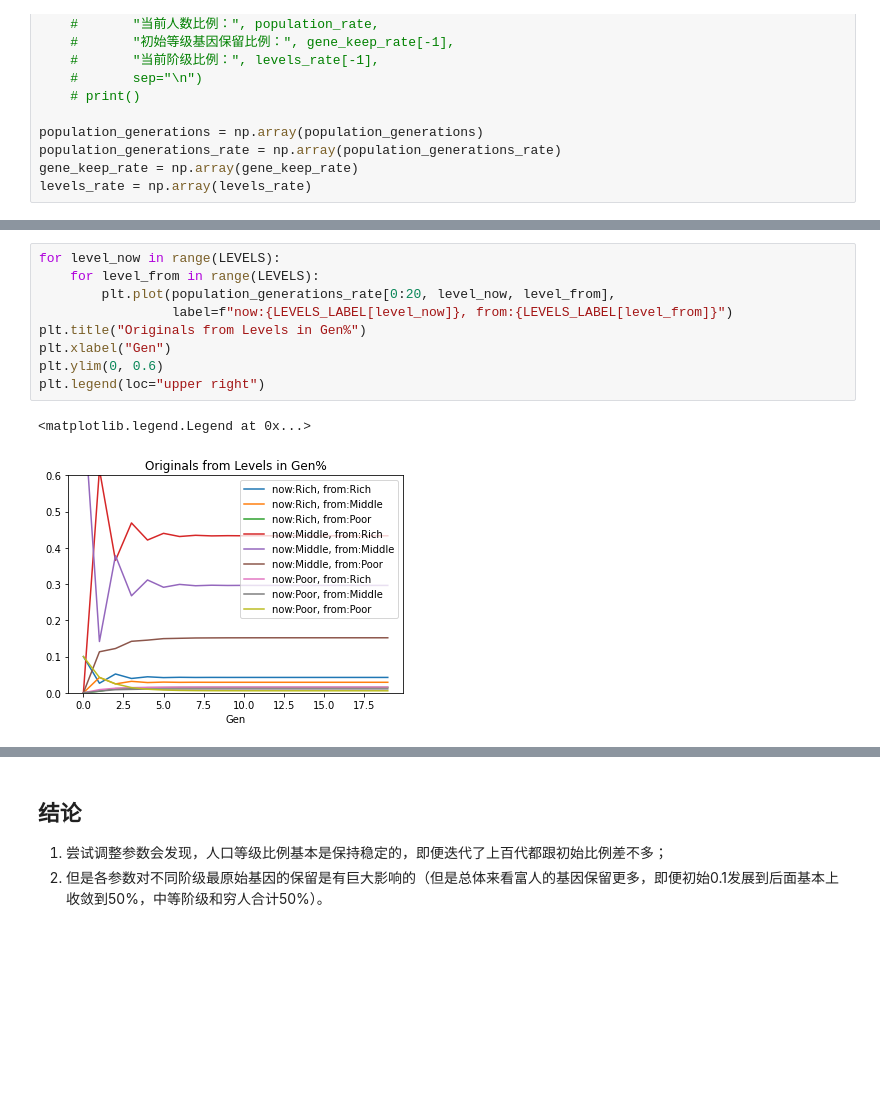
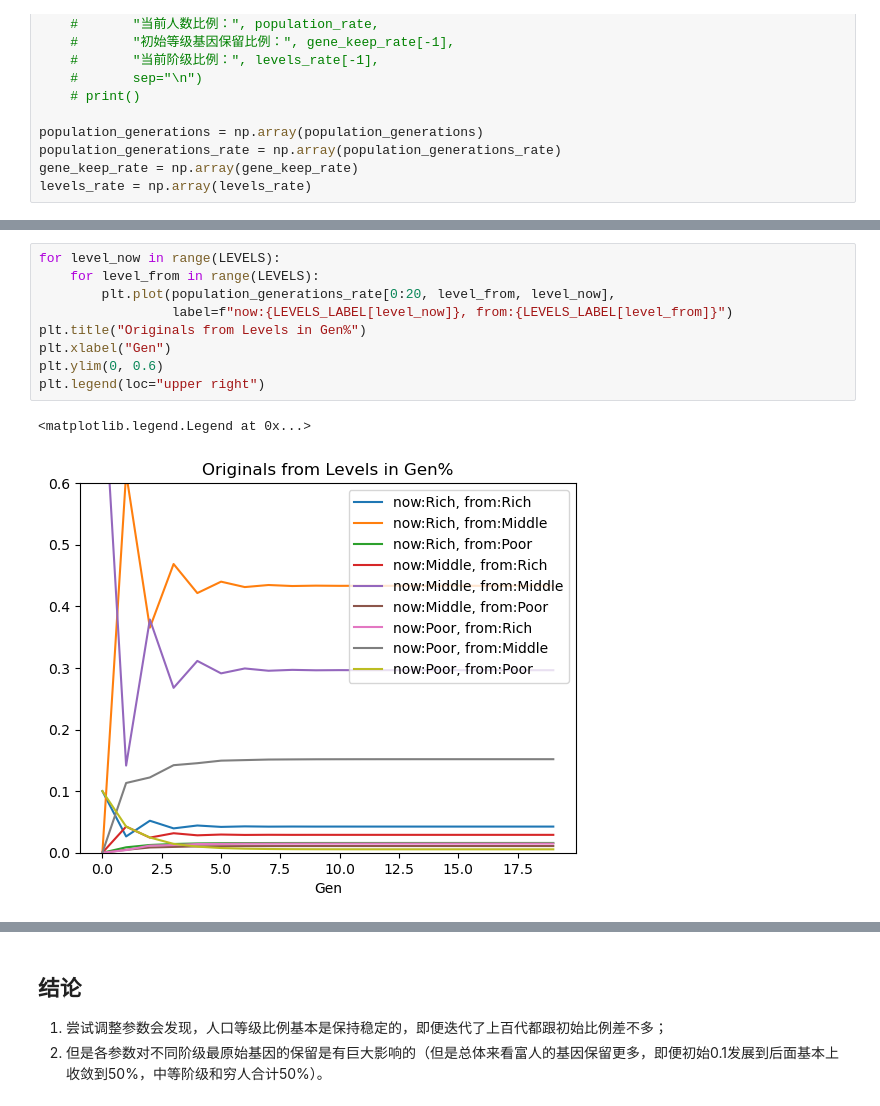
Before and after one commit to SalHe/gene-society, a Jupyter notebook: society.ipynb, the cells around one changed output, grey strips where cells are left out. Drawn from its saved outputs; the diff is of its cells as text; blank space fills up the shorter version.

```diff
--- a/society.ipynb
+++ b/society.ipynb
@@ -161,15 +161,15 @@ plt.legend(loc="upper right")
 # %%
 for level_now in range(LEVELS):
     for level_from in range(LEVELS):
-        plt.plot(population_generations_rate[0:20, level_now, level_from],
+        plt.plot(population_generations_rate[0:20, level_from, level_now],
                  label=f"now:{LEVELS_LABEL[level_now]}, from:{LEVELS_LABEL[level_from]}")
 plt.title("Originals from Levels in Gen%")
 plt.xlabel("Gen")
 plt.ylim(0, 0.6)
 plt.legend(loc="upper right")
 # %% [output]
 <matplotlib.legend.Legend at 0x...>
-[figure, old version]
+[figure, new version]
 # %%
 for level in range(LEVELS):
     plt.plot(gene_keep_rate[0:20, level], label=LEVELS_LABEL[level])
```
Also changed, not shown: parts of 3 cells of this notebook.
